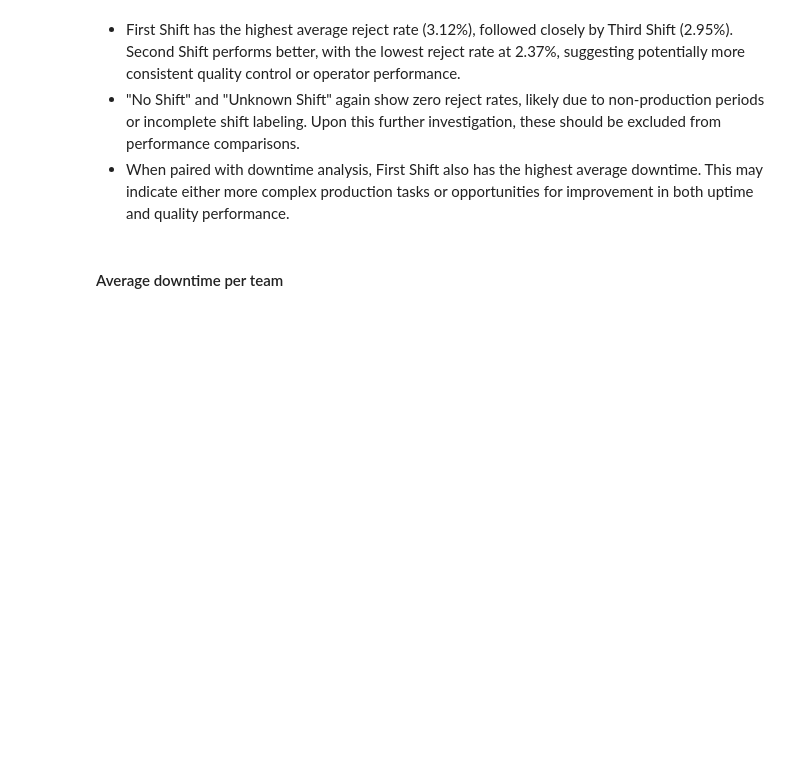
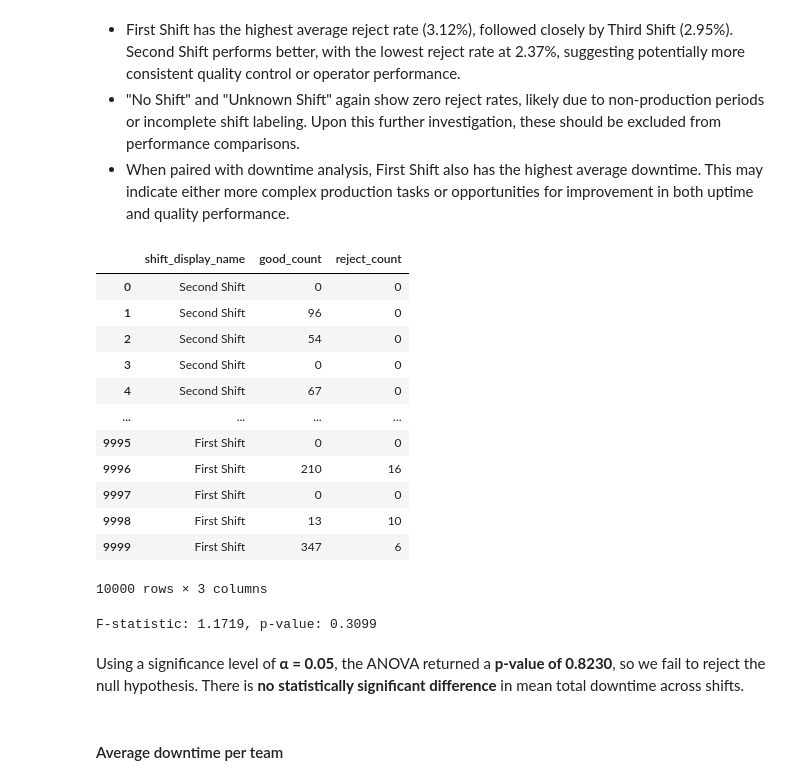
Before and after one commit to carrieyxia/BeerBo_Printing, a Jupyter notebook: manufacturing_analytics.ipynb, the cells around one changed output. Cells and saved outputs as stored; diff of their text form; code cells hidden in the pictures; blank space fills up the shorter version.

```diff
--- a/manufacturing_analytics.ipynb
+++ b/manufacturing_analytics.ipynb
@@ -726,3 +760,28 @@ plt.show()
 - First Shift has the highest average reject rate (3.12%), followed closely by Third Shift (2.95%). Second Shift performs better, with the lowest reject rate at 2.37%, suggesting potentially more consistent quality control or operator performance.
 - "No Shift" and "Unknown Shift" again show zero reject rates, likely due to non-production periods or incomplete shift labeling. Upon this further investigation, these should be excluded from performance comparisons.
 - When paired with downtime analysis, First Shift also has the highest average downtime. This may indicate either more complex production tasks or opportunities for improvement in both uptime and quality performance.
+# %%
+query = """
+    SELECT
+        pm."shift_display_name",
+        pm."good_count",
+        pm."reject_count"
+    FROM public."ProductionMetric" pm
+"""
+
+df_shift_reject = pd.read_sql(query, con=engine)
+df_shift_reject
+# %% [output]
+|  | shift_display_name | good_count | reject_count |
+| 0 | Second Shift | 0 | 0 |
+| 1 | Second Shift | 96 | 0 |
+| 2 | Second Shift | 54 | 0 |
+| 3 | Second Shift | 0 | 0 |
+| 4 | Second Shift | 67 | 0 |
+| ... | ... | ... | ... |
+| 9995 | First Shift | 0 | 0 |
+| 9996 | First Shift | 210 | 16 |
+| 9997 | First Shift | 0 | 0 |
+| 9998 | First Shift | 13 | 10 |
+| 9999 | First Shift | 347 | 6 |
+10000 rows × 3 columns
@@ -729,3 +797,17 @@ plt.show()
+# %%
+# Drop rows with missing reject_rate values before running ANOVA
+df_shift_reject = df_shift_reject.dropna(subset=['reject_rate'])
+
+shift1 = df_shift_reject[df_shift_reject['shift_display_name'] == 'First Shift']['reject_rate']
+shift2 = df_shift_reject[df_shift_reject['shift_display_name'] == 'Second Shift']['reject_rate']
+shift3 = df_shift_reject[df_shift_reject['shift_display_name'] == 'Third Shift']['reject_rate']
+
+f_stat, p_val = f_oneway(shift1, shift2, shift3)
+print(f"F-statistic: {f_stat:.4f}, p-value: {p_val:.4f}")
+# %% [output]
+F-statistic: 1.1719, p-value: 0.3099
+# %% [markdown]
+Using a significance level of **α = 0.05**, the ANOVA returned a **p-value of 0.8230**, so we fail to reject the null hypothesis. There is **no statistically significant difference** in mean total downtime across shifts.
 # %% [markdown]
 #### Average downtime per team
 # %%
```
Also changed, not shown: parts of 19 cells of this notebook.
